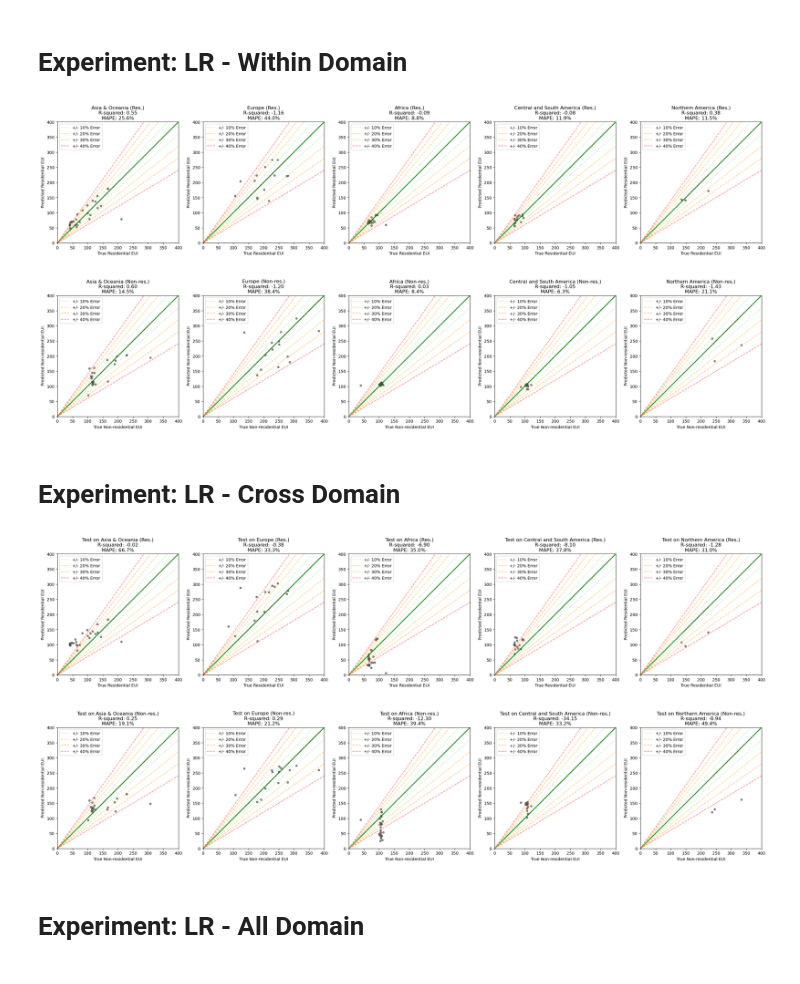
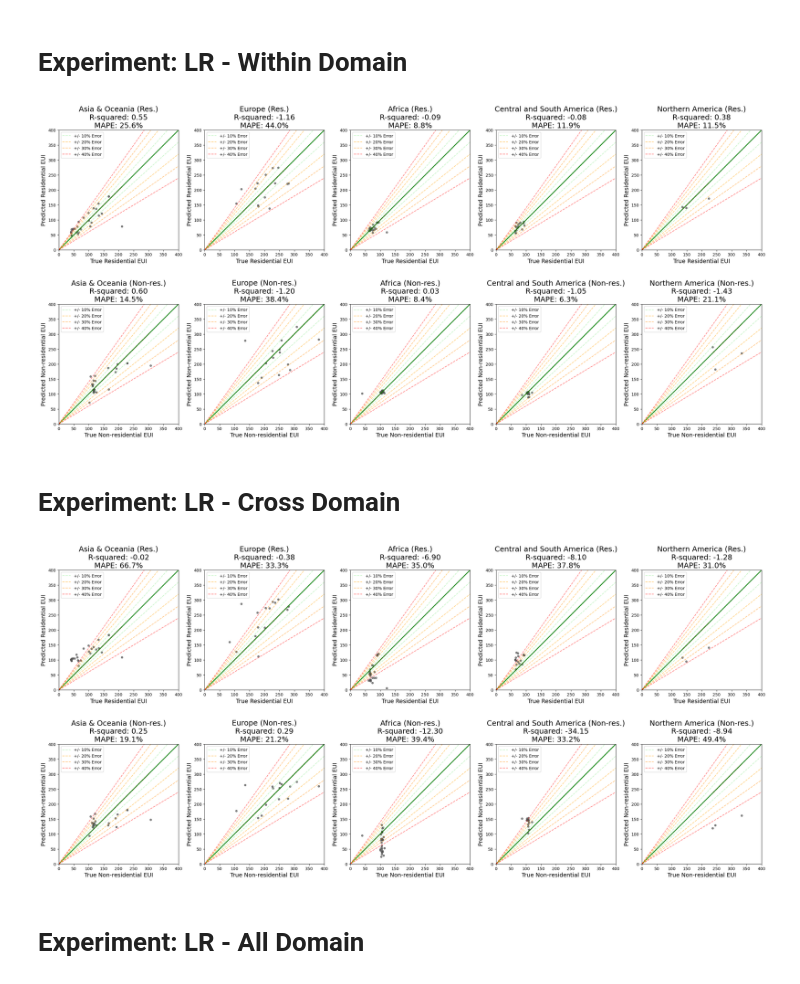
Before and after one commit to AliciaXia222/Capstone-Team-Climate-Trace, a Jupyter notebook: notebooks/05_Experiments.ipynb, the cells around one changed output. Drawn from its saved outputs; the diff is of its cells as text; code cells hidden in the pictures.

Commit message:
update plots

```diff
--- a/notebooks/05_Experiments.ipynb
+++ b/notebooks/05_Experiments.ipynb
@@ -327,10 +327,10 @@ for i, region in enumerate(regions):
     axes[i].scatter(y_test_res_valid, y_pred_res_valid, alpha=0.7, s=20, color="#4F4F4F")
     axes[i].plot([y_test_res_valid.min(), y_test_res_valid.max()], [y_test_res_valid.min(), y_test_res_valid.max()], 'r--', lw=2)
     axes[i].plot([0, 400], [0, 400], 'g-', lw=2)  # Add line x = y starting from 0, 0 to 400, 400
-    axes[i].set_xlabel('True Residential EUI')
-    axes[i].set_ylabel('Predicted Residential EUI')
+    axes[i].set_xlabel('True Residential EUI' , fontsize = 14 )
+    axes[i].set_ylabel('Predicted Residential EUI' , fontsize = 14 )
     #axes[i].set_title(f'{region} (Res.)\nR-squared: {r2_res:.2f}\nMSE: {mse_res:.2f}\nMAE: {mae_res:.2f}\nMAPE: {mape_res:.1f}%')
-    axes[i].set_title(f'{region} (Res.)\nR-squared: {r2_res:.2f}\nMAPE: {mape_res:.1f}%')
+    axes[i].set_title(f'{region} (Res.)\nR-squared: {r2_res:.2f}\nMAPE: {mape_res:.1f}%', fontsize = 18)
 
 
     # Add error bands as lines for Residential EUI
@@ -355,37 +355,37 @@ for i, region in enumerate(regions):
 
     # Plot for Non-residential EUI with error bands
     axes[i + 5].scatter(y_test_non_res_valid, y_pred_non_res_valid, alpha=0.7, s=20, color='#4F4F4F')
     axes[i + 5].plot([y_test_non_res_valid.min(), y_test_non_res_valid.max()], [y_test_non_res_valid.min(), y_test_non_res_valid.max()], 'r--', lw=2)
     axes[i + 5].plot([0, 400], [0, 400], 'g-', lw=2)
-    axes[i + 5].set_xlabel('True Non-residential EUI')
-    axes[i + 5].set_ylabel('Predicted Non-residential EUI')
+    axes[i + 5].set_xlabel('True Non-residential EUI' , fontsize = 14 )
+    axes[i + 5].set_ylabel('Predicted Non-residential EUI' , fontsize = 14 )
     #axes[i + 5].set_title(f'{region} (Non-res.)\nR-squared: {r2_non_res:.2f}\nMSE: {mse_non_res:.2f}\nMAE: {mae_non_res:.2f}\nMAPE: {mape_non_res:.1f}%')
-    axes[i + 5].set_title(f'{region} (Non-res.)\nR-squared: {r2_non_res:.2f}\nMAPE: {mape_non_res:.1f}%')
+    axes[i + 5].set_title(f'{region} (Non-res.)\nR-squared: {r2_non_res:.2f}\nMAPE: {mape_non_res:.1f}%' , fontsize = 18)
 
     # Add error bands as lines for Non-residential EUI
     axes[i + 5].plot(x, x * (1 + 0.10), '--', color='lightgreen', alpha=0.5, label='+/- 10% Error')
     axes[i + 5].plot(x, x * (1 - 0.10), '--', color='lightgreen', alpha=0.5)
     axes[i + 5].plot(x, x * (1 + 0.20), '--', color='orange', alpha=0.5, label='+/- 20% Error')
     axes[i + 5].plot(x, x * (1 - 0.20), '--', color='orange', alpha=0.5)
     axes[i + 5].plot(x, x * (1 + 0.30), '--', color='darkorange', alpha=0.5, label='+/- 30% Error')
     axes[i + 5].plot(x, x * (1 - 0.30), '--', color='darkorange', alpha=0.5)
     axes[i + 5].plot(x, x * (1 + 0.40), '--', color='red', alpha=0.5, label='+/- 40% Error')
     axes[i + 5].plot(x, x * (1 - 0.40), '--', color='red', alpha=0.5)
 
     # Set axis limits for Non-residential EUI
     axes[i + 5].set_xlim(0, 400)
     axes[i + 5].set_ylim(0, 400)
     axes[i + 5].set_aspect('equal', adjustable='box')  # Maintain equal aspect ratio
 
     # Add legend for Non-residential EUI error bands
     axes[i + 5].legend(loc='upper left')
 
 plt.tight_layout()
 fig.savefig('../figures/eui_predictions_within_domain.png', dpi=300, bbox_inches='tight')
 
 plt.show()
 # %% [output]
-[figure, old version]
+[figure, new version]
 # %% [markdown]
 # Experiment: LR - Cross Domain
 # %%
@@ -449,9 +449,9 @@ for i, test_region in enumerate(regions):
     axes[i].plot([y_test_res_valid.min(), y_test_res_valid.max()],
                  [y_test_res_valid.min(), y_test_res_valid.max()], 'r--', lw=2)
     axes[i].plot([0, 400], [0, 400], 'g-', lw=2)
-    axes[i].set_xlabel('True Residential EUI')
-    axes[i].set_ylabel('Predicted Residential EUI')
-    axes[i].set_title(f'Test on {test_region} (Res.)\nR-squared: {r2_res:.2f}\nMAPE: {mape_res:.1f}%')
+    axes[i].set_xlabel('True Residential EUI', fontsize = 14 )
+    axes[i].set_ylabel('Predicted Residential EUI', fontsize = 14 )
+    axes[i].set_title(f'{test_region} (Res.)\nR-squared: {r2_res:.2f}\nMAPE: {mape_res:.1f}%' , fontsize = 18)
 
     # Add error bands
     x = np.linspace(0, 400, 401)
@@ -472,9 +472,9 @@ for i, test_region in enumerate(regions):
     axes[i + 5].plot([y_test_non_res_valid.min(), y_test_non_res_valid.max()],
                      [y_test_non_res_valid.min(), y_test_non_res_valid.max()], 'r--', lw=2)
     axes[i + 5].plot([0, 400], [0, 400], 'g-', lw=2)
-    axes[i + 5].set_xlabel('True Non-residential EUI')
-    axes[i + 5].set_ylabel('Predicted Non-residential EUI')
-    axes[i + 5].set_title(f'Test on {test_region} (Non-res.)\nR-squared: {r2_non_res:.2f}\nMAPE: {mape_non_res:.1f}%')
+    axes[i + 5].set_xlabel('True Non-residential EUI', fontsize = 14 )
+    axes[i + 5].set_ylabel('Predicted Non-residential EUI', fontsize = 14 )
+    axes[i + 5].set_title(f'{test_region} (Non-res.)\nR-squared: {r2_non_res:.2f}\nMAPE: {mape_non_res:.1f}%' , fontsize = 18)
 
     # Add error bands for Non-residential
     for pct, color, label in zip([0.1, 0.2, 0.3, 0.4],
@@ -493,7 +493,7 @@ plt.tight_layout()
 fig.savefig('../figures/eui_predictions_cross_domain.png', dpi=300, bbox_inches='tight')
 plt.show()
 # %% [output]
-[figure, old version]
+[figure, new version]
 # %% [markdown]
 # Experiment: LR - All Domain
 # %%
```
Also changed, not shown: parts of 3 cells of this notebook, 3 other files.
